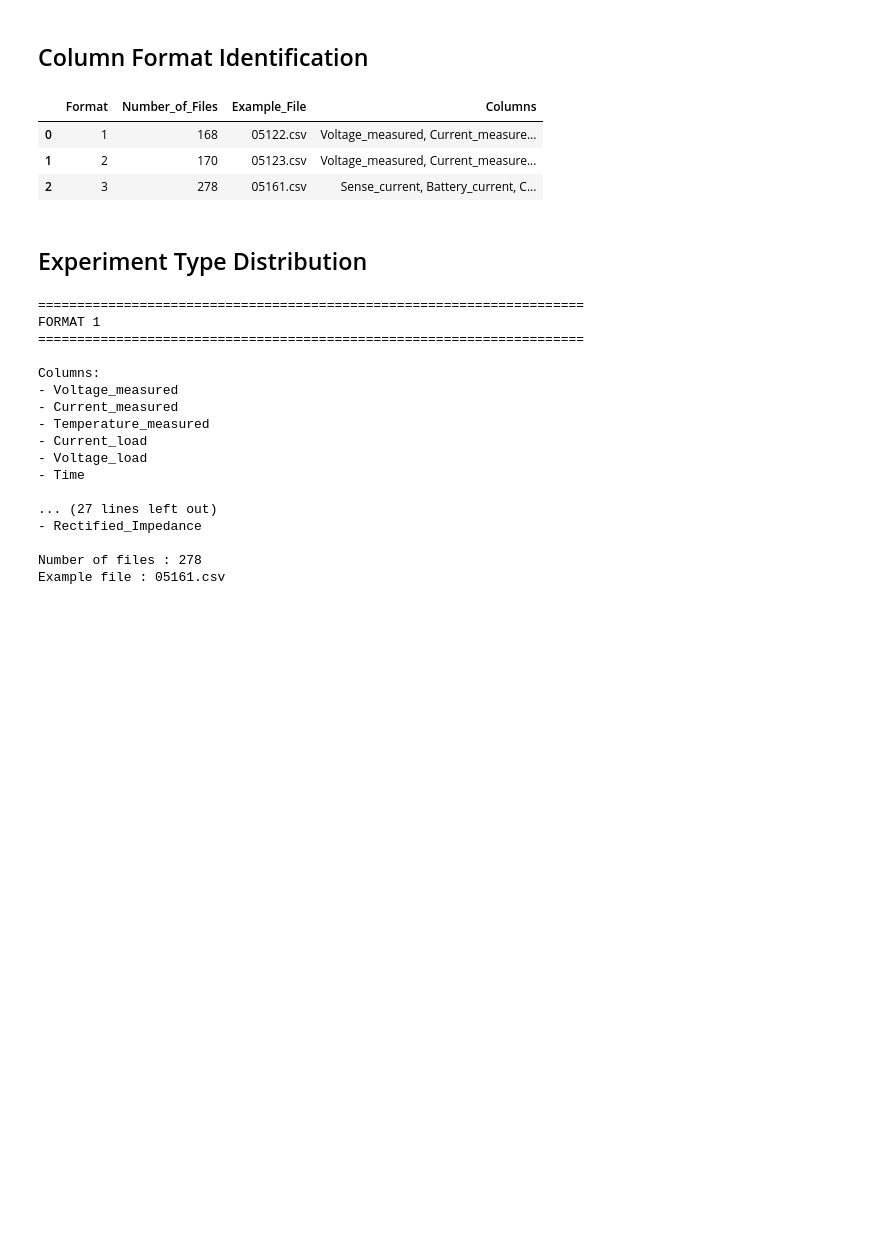
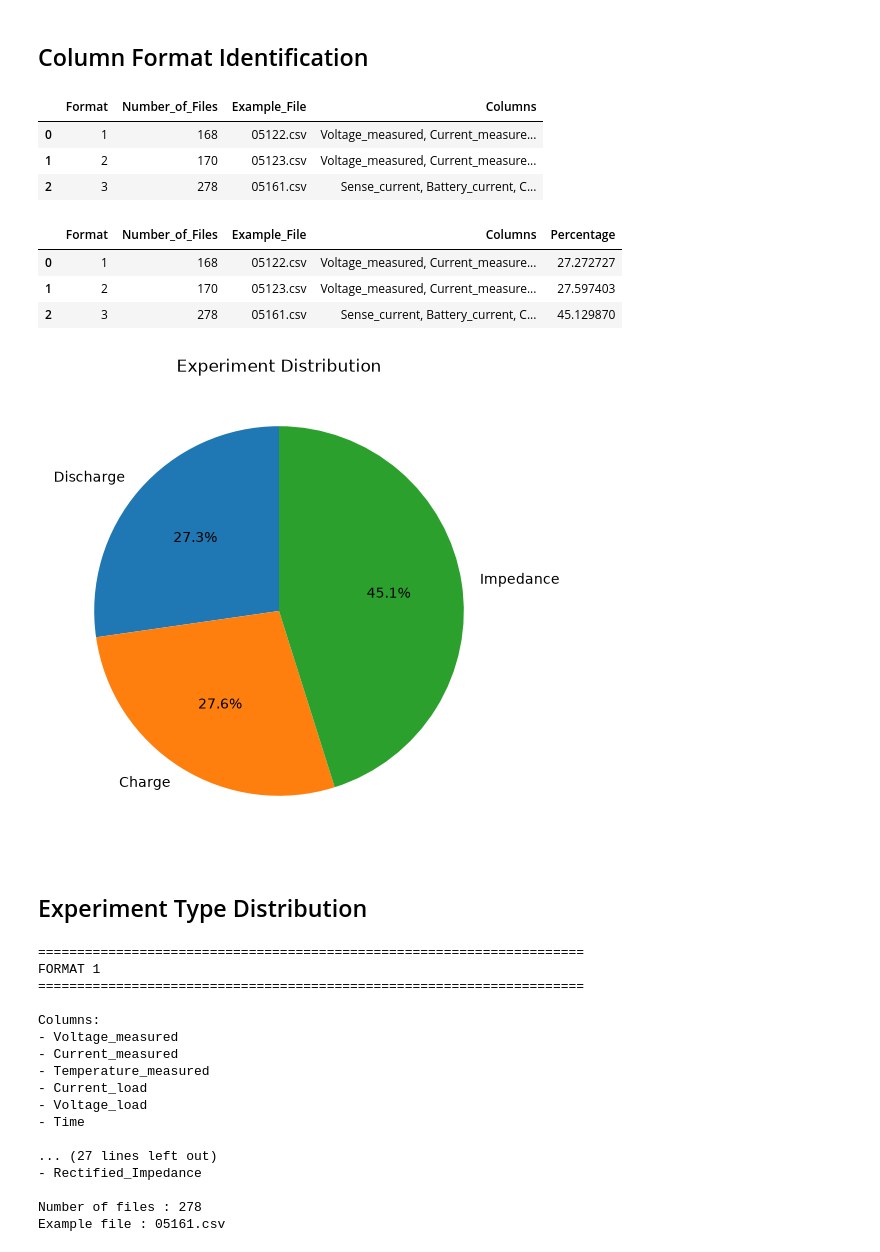
Before and after one commit to TTeerrtthh/SBMS_PROJECT, a Jupyter notebook: notebooks/02_dataset_profiling.ipynb, the cells around one changed output. Saved outputs shown, nothing was run; the diff lists cells and outputs as text; code cells hidden in the pictures; blank space fills up the shorter version.

```diff
--- a/notebooks/02_dataset_profiling.ipynb
+++ b/notebooks/02_dataset_profiling.ipynb
@@ -85,6 +85,39 @@ summary_df
 | 0 | 1 | 168 | 05122.csv | Voltage_measured, Current_measure... |
 | 1 | 2 | 170 | 05123.csv | Voltage_measured, Current_measure... |
 | 2 | 3 | 278 | 05161.csv | Sense_current, Battery_current, C... |
+# %%
+summary_df["Percentage"] = (
+    summary_df["Number_of_Files"] /
+    summary_df["Number_of_Files"].sum()
+) * 100
+
+summary_df
+# %% [output]
+|  | Format | Number_of_Files | Example_File | Columns | Percentage |
+| 0 | 1 | 168 | 05122.csv | Voltage_measured, Current_measure... | 27.272727 |
+| 1 | 2 | 170 | 05123.csv | Voltage_measured, Current_measure... | 27.597403 |
+| 2 | 3 | 278 | 05161.csv | Sense_current, Battery_current, C... | 45.129870 |
+# %%
+import matplotlib.pyplot as plt
+
+plt.figure(figsize=(6,6))
+
+plt.pie(
+    summary_df["Number_of_Files"],
+    labels=[
+        "Discharge",
+        "Charge",
+        "Impedance"
+    ],
+    autopct="%1.1f%%",
+    startangle=90
+)
+
+plt.title("Experiment Distribution")
+
+plt.show()
+# %% [output]
+[figure, added]
 # %% [markdown]
 ## Experiment Type Distribution
 # %%
```
Also changed, not shown: 14 other files.
